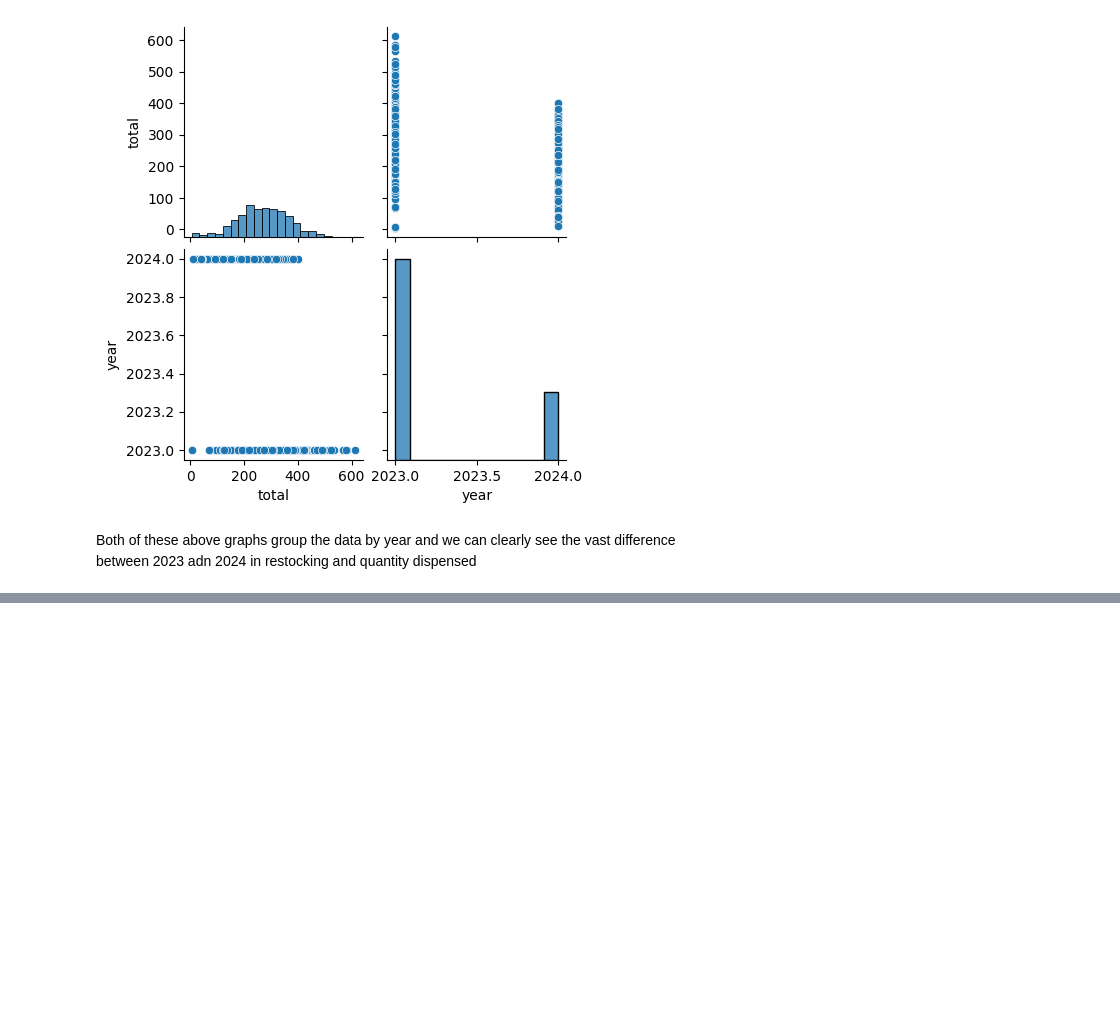
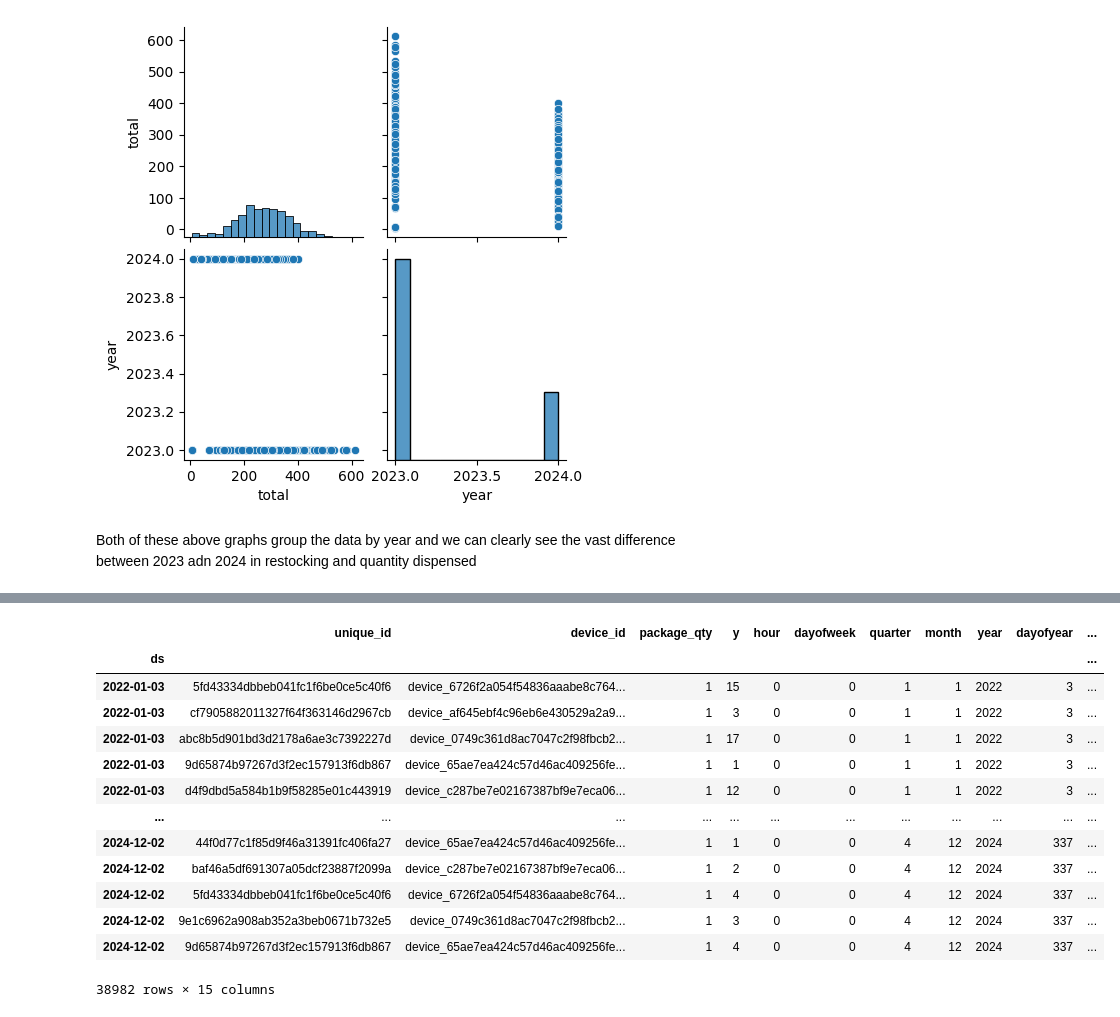
Before and after one commit to breannaparker1991/vending_analysis, a Jupyter notebook: vend.ipynb, the cells around one changed output, grey strips where cells are left out. Drawn from its saved outputs; the diff is of its cells as text; code cells hidden in the pictures; blank space fills up the shorter version.

```diff
--- a/vend.ipynb
+++ b/vend.ipynb
@@ -336,0 +543,44 @@ Both of these above graphs group the data by year and we can clearly see the vas
+# %%
+def create_features(df):
+    """
+    Create time series features based on time series index.
+    """
+    df = df.copy()
+    df['hour'] = df.index.hour
+    df['dayofweek'] = df.index.dayofweek
+    df['quarter'] = df.index.quarter
+    df['month'] = df.index.month
+    df['year'] = df.index.year
+    df['dayofyear'] = df.index.dayofyear
+    df['dayofmonth'] = df.index.day
+    df['weekofyear'] = df.index.isocalendar().week
+    return df
+
+def add_lags(df):
+    target_map = df['y'].to_dict()
+    df['lag1'] = (df.index - pd.Timedelta('7 days')).map(target_map)
+    df['lag2'] = (df.index - pd.Timedelta('14 days')).map(target_map)
+    df['lag3'] = (df.index - pd.Timedelta('30 days')).map(target_map)
+    return df
+
+
+#`df_copy = df_copy[df_copy['unique_id'] == '000015413942_1050069_1'] #'000015413942_1335700V01_1'
+df_copy = create_features(df_copy)
+df_copy = add_lags(df_copy)
+df_copy = df_copy.fillna(0)
+df_copy
+# %% [output]
+|  | unique_id | device_id | package_qty | y | hour | dayofweek | quarter | month | year | dayofyear | ... |
+| ds |  |  |  |  |  |  |  |  |  |  | ... |
+| 2022-01-03 | 5fd43334dbbeb041fc1f6be0ce5c40f6 | device_6726f2a054f54836aaabe8c764... | 1 | 15 | 0 | 0 | 1 | 1 | 2022 | 3 | ... |
+| 2022-01-03 | cf7905882011327f64f363146d2967cb | device_af645ebf4c96eb6e430529a2a9... | 1 | 3 | 0 | 0 | 1 | 1 | 2022 | 3 | ... |
+| 2022-01-03 | abc8b5d901bd3d2178a6ae3c7392227d | device_0749c361d8ac7047c2f98fbcb2... | 1 | 17 | 0 | 0 | 1 | 1 | 2022 | 3 | ... |
+| 2022-01-03 | 9d65874b97267d3f2ec157913f6db867 | device_65ae7ea424c57d46ac409256fe... | 1 | 1 | 0 | 0 | 1 | 1 | 2022 | 3 | ... |
+| 2022-01-03 | d4f9dbd5a584b1b9f58285e01c443919 | device_c287be7e02167387bf9e7eca06... | 1 | 12 | 0 | 0 | 1 | 1 | 2022 | 3 | ... |
+| ... | ... | ... | ... | ... | ... | ... | ... | ... | ... | ... | ... |
+| 2024-12-02 | 44f0d77c1f85d9f46a31391fc406fa27 | device_65ae7ea424c57d46ac409256fe... | 1 | 1 | 0 | 0 | 4 | 12 | 2024 | 337 | ... |
+| 2024-12-02 | baf46a5df691307a05dcf23887f2099a | device_c287be7e02167387bf9e7eca06... | 1 | 2 | 0 | 0 | 4 | 12 | 2024 | 337 | ... |
+| 2024-12-02 | 5fd43334dbbeb041fc1f6be0ce5c40f6 | device_6726f2a054f54836aaabe8c764... | 1 | 4 | 0 | 0 | 4 | 12 | 2024 | 337 | ... |
+| 2024-12-02 | 9e1c6962a908ab352a3beb0671b732e5 | device_0749c361d8ac7047c2f98fbcb2... | 1 | 3 | 0 | 0 | 4 | 12 | 2024 | 337 | ... |
+| 2024-12-02 | 9d65874b97267d3f2ec157913f6db867 | device_65ae7ea424c57d46ac409256fe... | 1 | 4 | 0 | 0 | 4 | 12 | 2024 | 337 | ... |
+38982 rows × 15 columns
```
Also changed, not shown: parts of 24 cells of this notebook, 1 other file.
